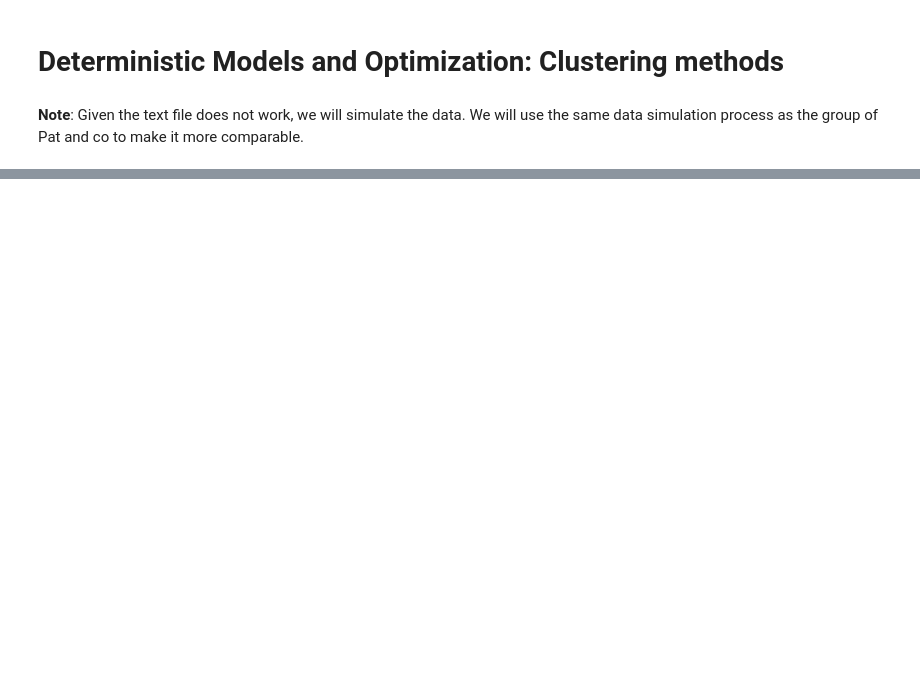
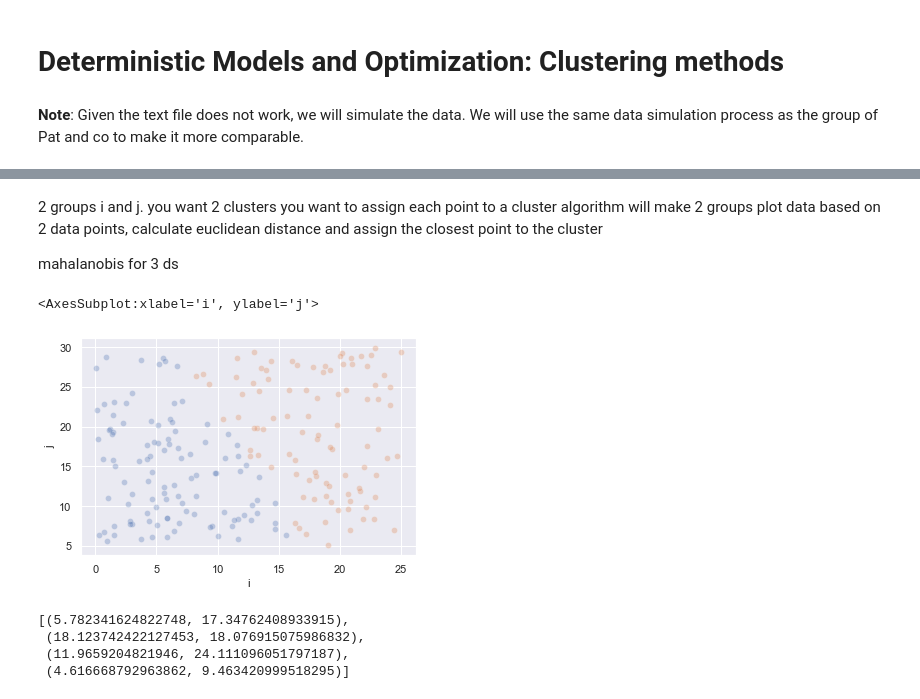
Before and after one commit to LiviReka/Optimization_assignments, a Jupyter notebook: Coding_Assignment_Optimisation.ipynb, the cells around one changed output, grey strips where cells are left out. Drawn from its saved outputs; the diff is of its cells as text; code cells hidden in the pictures; blank space fills up the shorter version.

Commit message:
starting work on kmeans

```diff
--- a/Coding_Assignment_Optimisation.ipynb
+++ b/Coding_Assignment_Optimisation.ipynb
@@ -32,0 +41,21 @@ df
+# %% [markdown]
+2 groups i and j. you want 2 clusters
+you want to assign each point to a cluster
+algorithm will make 2 groups
+plot data
+based on 2 data points, calculate euclidean distance and assign the closest point to the cluster
+
+mahalanobis for 3 ds
+# %%
+#using package to compare
+
+from sklearn.cluster import KMeans
+
+kmeans = KMeans(n_clusters=2, random_state=0).fit(df)
+df['sk_label'] = kmeans.labels_
+
+sns.scatterplot(data=df[df.sk_label == 0],x='i', y='j', alpha=0.3)
+sns.scatterplot(data=df[df.sk_label == 1],x='i', y='j', alpha=0.3)
+# %% [output]
+<AxesSubplot:xlabel='i', ylabel='j'>
+[figure, added]
@@ -32,0 +69,7 @@ df
+# %%
+kmeans_custom(df, 4)
+# %% [output]
+[(5.782341624822748, 17.34762408933915),
+ (18.123742422127453, 18.076915075986832),
+ (11.9659204821946, 24.111096051797187),
+ (4.616668792963862, 9.463420999518295)]
```
Also changed, not shown: parts of 4 cells of this notebook.
